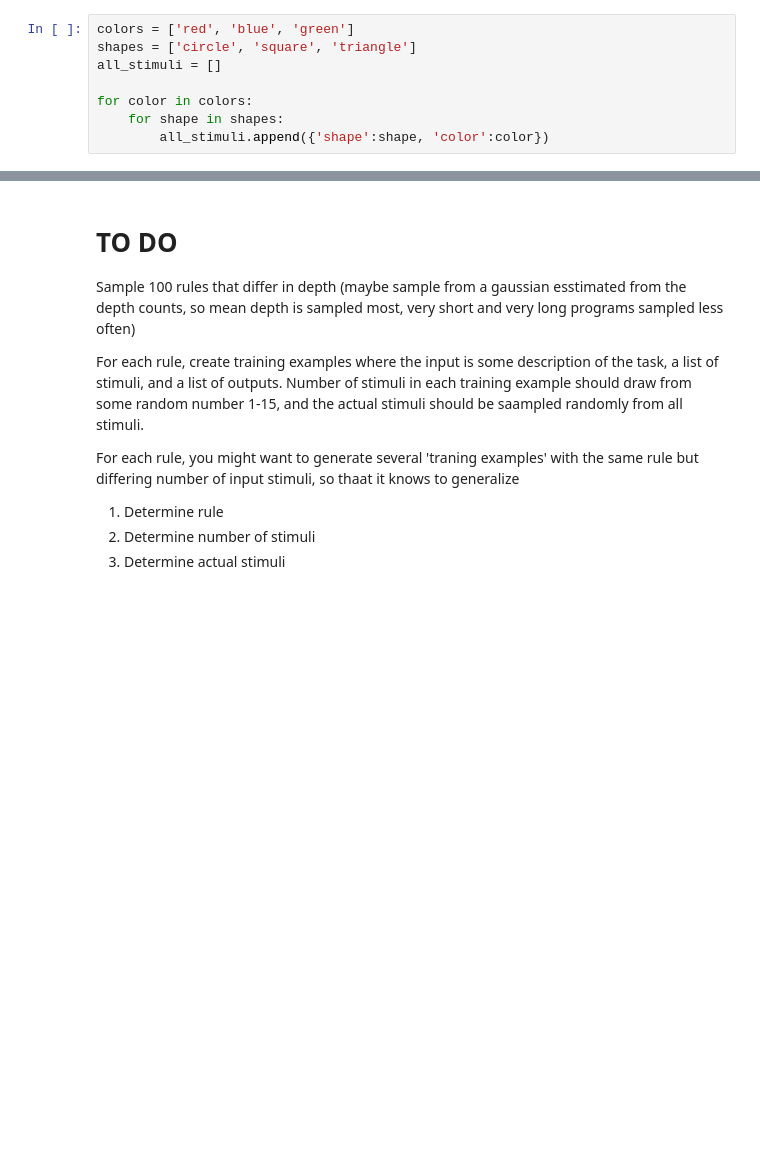
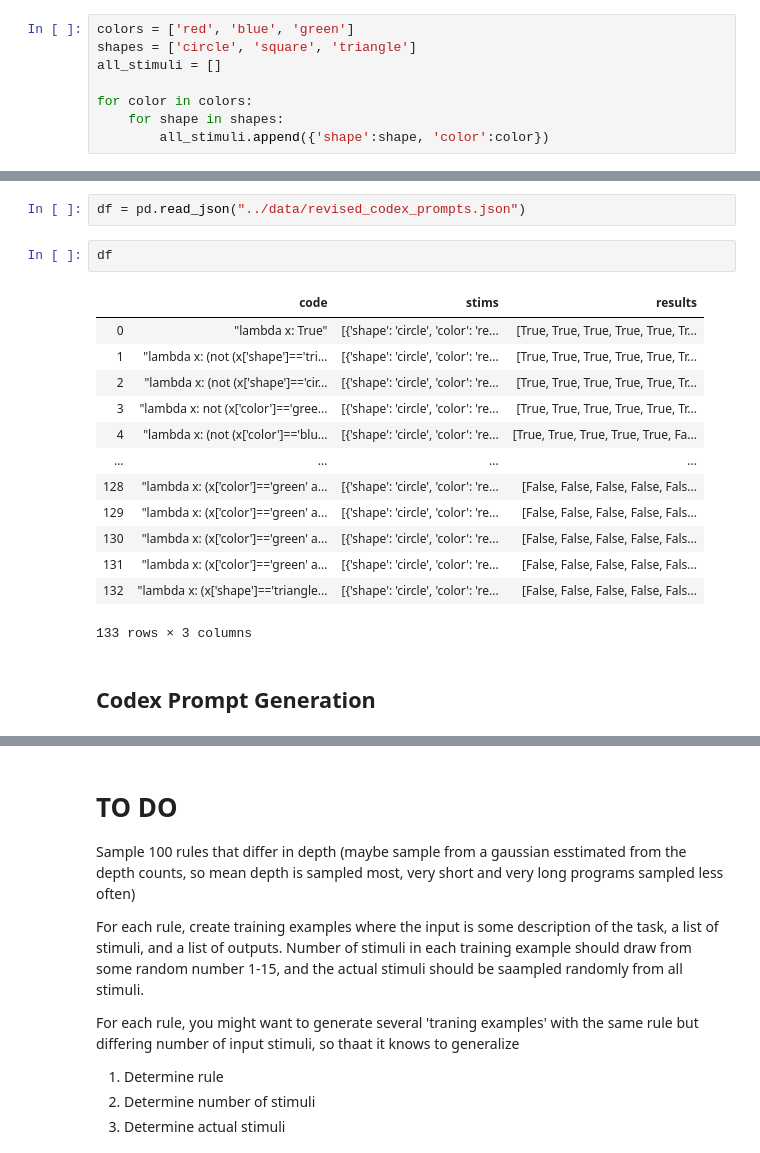
Before and after one commit to meilongzhang/concept-synthesis, a Jupyter notebook: data_gen.ipynb, the cells around one changed output, grey strips where cells are left out. Drawn from its saved outputs; the diff is of its cells as text; blank space fills up the shorter version.

```diff
--- a/data_gen.ipynb
+++ b/data_gen.ipynb
@@ -99,0 +302,20 @@ SyntaxError: invalid syntax (<ipython-input-16-1d65cccb7419>, line 2)
+# %%
+df = pd.read_json("../data/revised_codex_prompts.json")
+# %%
+df
+# %% [output]
+|  | code | stims | results |
+| 0 | "lambda x: True" | [{'shape': 'circle', 'color': 're... | [True, True, True, True, True, Tr... |
+| 1 | "lambda x: (not (x['shape']=='tri... | [{'shape': 'circle', 'color': 're... | [True, True, True, True, True, Tr... |
+| 2 | "lambda x: (not (x['shape']=='cir... | [{'shape': 'circle', 'color': 're... | [True, True, True, True, True, Tr... |
+| 3 | "lambda x: not (x['color']=='gree... | [{'shape': 'circle', 'color': 're... | [True, True, True, True, True, Tr... |
+| 4 | "lambda x: (not (x['color']=='blu... | [{'shape': 'circle', 'color': 're... | [True, True, True, True, True, Fa... |
+| ... | ... | ... | ... |
+| 128 | "lambda x: (x['color']=='green' a... | [{'shape': 'circle', 'color': 're... | [False, False, False, False, Fals... |
+| 129 | "lambda x: (x['color']=='green' a... | [{'shape': 'circle', 'color': 're... | [False, False, False, False, Fals... |
+| 130 | "lambda x: (x['color']=='green' a... | [{'shape': 'circle', 'color': 're... | [False, False, False, False, Fals... |
+| 131 | "lambda x: (x['color']=='green' a... | [{'shape': 'circle', 'color': 're... | [False, False, False, False, Fals... |
+| 132 | "lambda x: (x['shape']=='triangle... | [{'shape': 'circle', 'color': 're... | [False, False, False, False, Fals... |
+133 rows × 3 columns
+# %% [markdown]
+## Codex Prompt Generation
```
Also changed, not shown: parts of 88 cells of this notebook, 3 other files.
